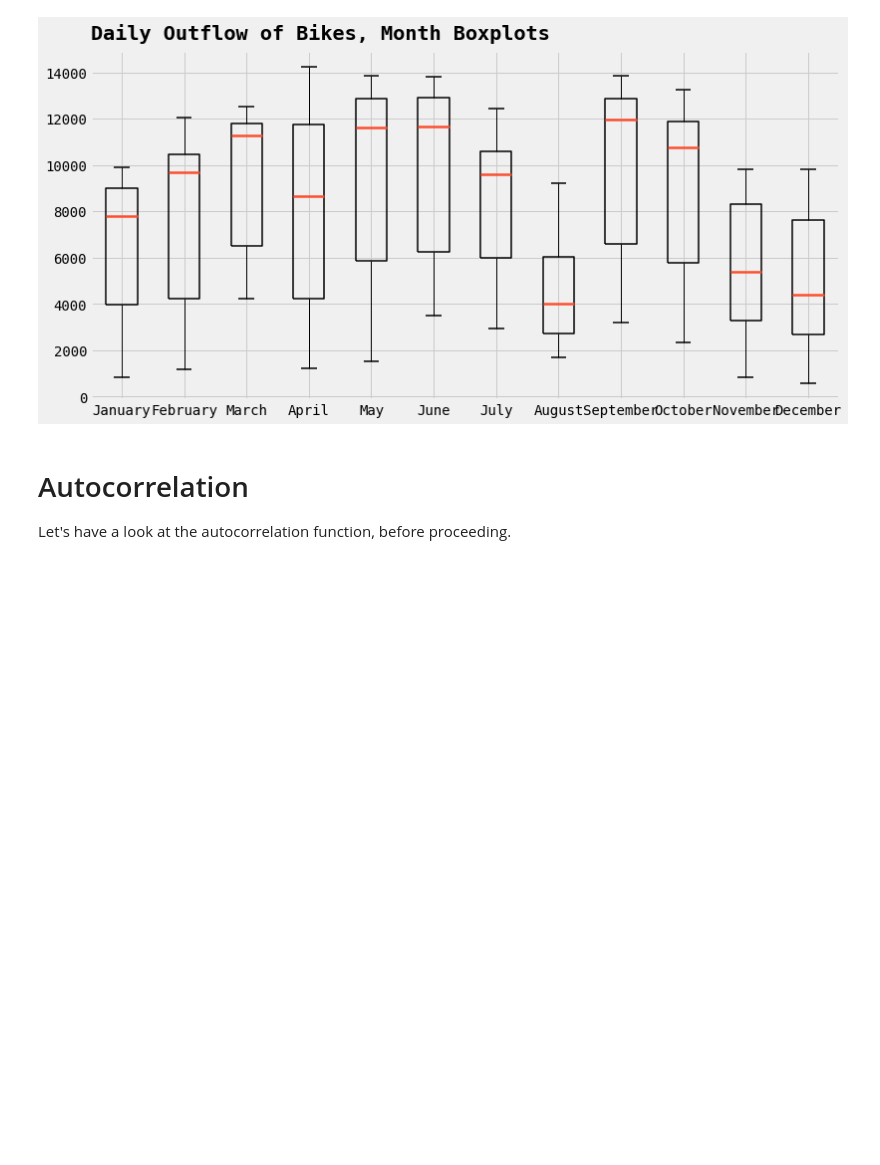
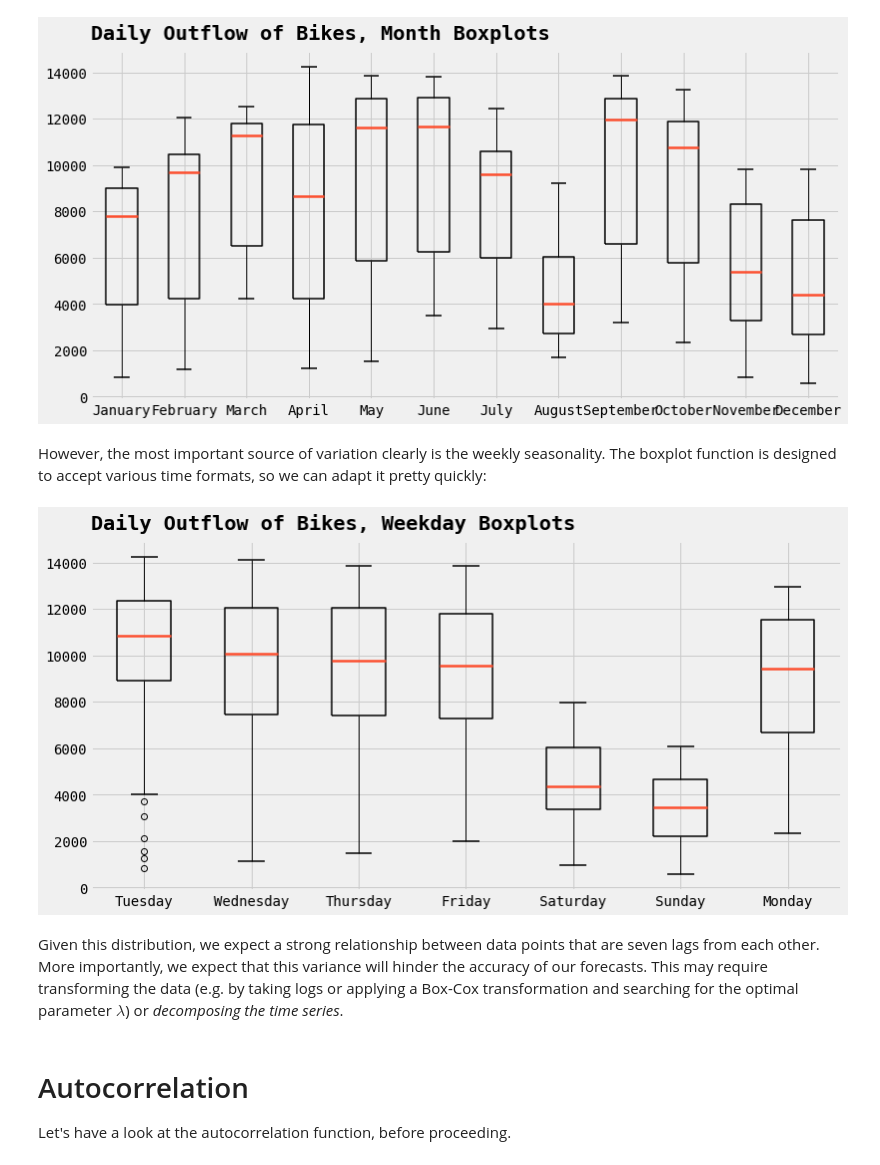
Before and after one commit to toscasterre/thesis-forecasting, a Jupyter notebook: code_python/01_univariate_tsa.ipynb, the cells around one changed output. Cells and saved outputs as stored; diff of their text form; code cells hidden in the pictures; blank space fills up the shorter version.

```diff
--- a/code_python/01_univariate_tsa.ipynb
+++ b/code_python/01_univariate_tsa.ipynb
@@ -112,6 +117,14 @@ We could plot the individual values for each month to display the difference in
 funcs.subunits_boxplot(daily_outflow, y = "count", time_subunit = "month")
 # %% [output]
 [figure]
+# %% [markdown]
+However, the most important source of variation clearly is the weekly seasonality. The boxplot function is designed to accept various time formats, so we can adapt it pretty quickly:
+# %%
+funcs.subunits_boxplot(daily_outflow, y = "count", time_subunit = "weekday")
+# %% [output]
+[figure, added]
+# %% [markdown]
+Given this distribution, we expect a strong relationship between data points that are seven lags from each other. More importantly, we expect that this variance will hinder the accuracy of our forecasts. This may require transforming the data (e.g. by taking logs or applying a Box-Cox transformation and searching for the optimal parameter $\lambda$) or *decomposing the time series*.
 # %% [markdown]
 # Autocorrelation
 
```
Also changed, not shown: parts of 12 cells of this notebook, 5 other files.
